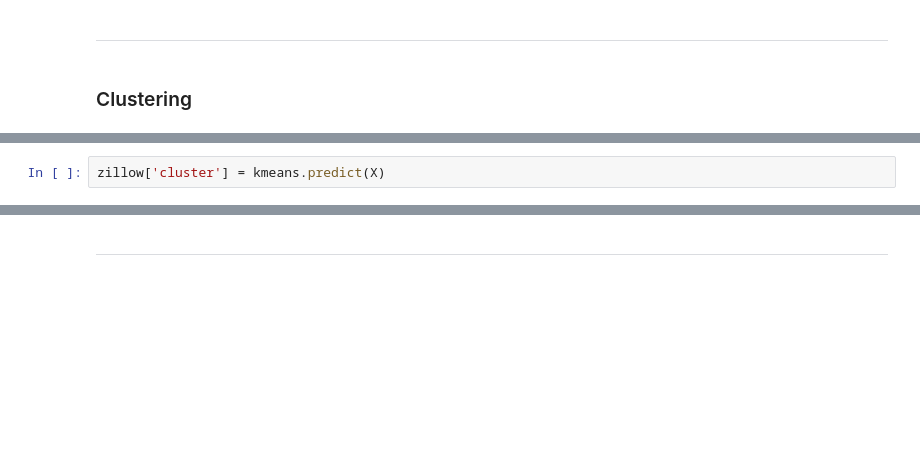
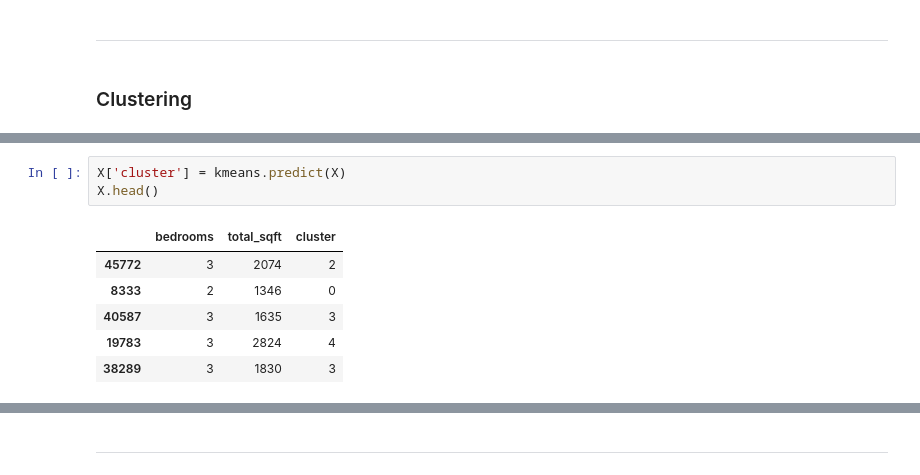
Before and after one commit to natasharivers/Zillow_Clustering_Project, a Jupyter notebook: Notebook.ipynb, the cells around one changed output, grey strips where cells are left out. Saved outputs shown, nothing was run; the diff lists cells and outputs as text; blank space fills up the shorter version.

```diff
--- a/Notebook.ipynb
+++ b/Notebook.ipynb
@@ -508,2 +496,10 @@ with plt.style.context('seaborn-whitegrid'):
 # %%
-zillow['cluster'] = kmeans.predict(X)
+X['cluster'] = kmeans.predict(X)
+X.head()
+# %% [output]
+|  | bedrooms | total_sqft | cluster |
+| 45772 | 3 | 2074 | 2 |
+| 8333 | 2 | 1346 | 0 |
+| 40587 | 3 | 1635 | 3 |
+| 19783 | 3 | 2824 | 4 |
+| 38289 | 3 | 1830 | 3 |
```
Also changed, not shown: parts of 14 cells of this notebook.
